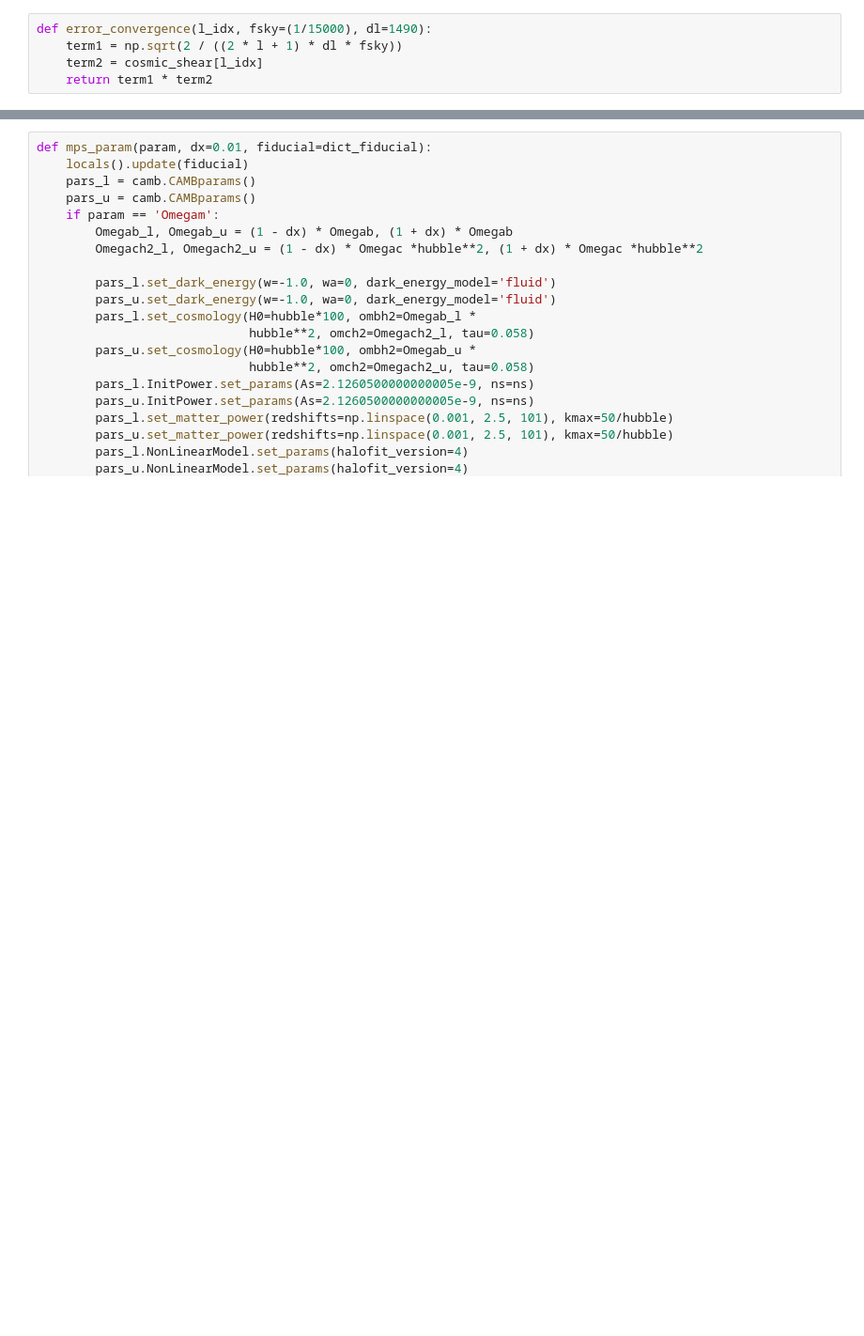
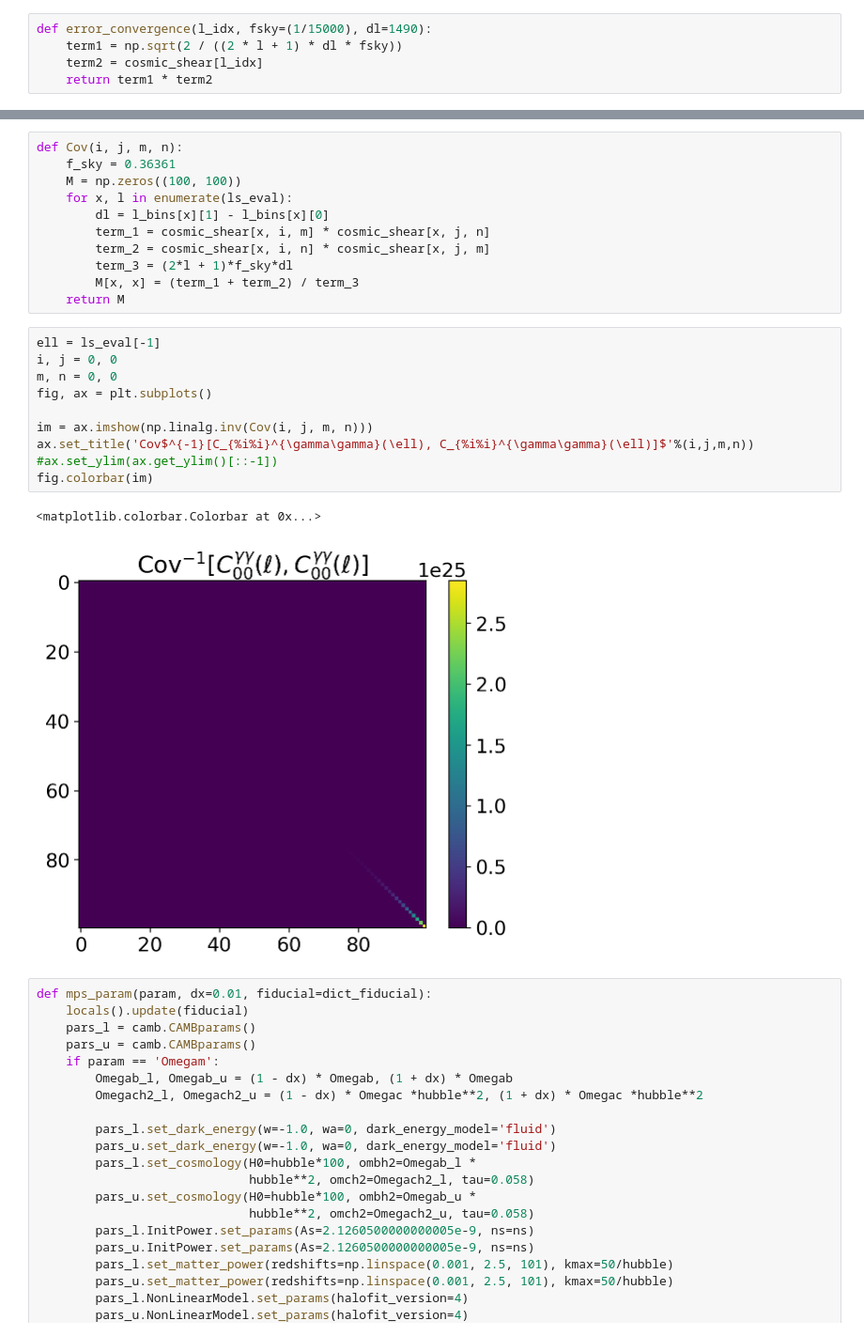
Before and after one commit to vPedreros/dfi-summer-2023, a Jupyter notebook: summer_nb copy.ipynb, the cells around one changed output, grey strips where cells are left out. Shown at 94% size. Saved outputs shown, nothing was run; the diff lists cells and outputs as text; blank space fills up the shorter version.

```diff
--- a/summer_nb copy.ipynb
+++ b/summer_nb copy.ipynb
@@ -456,3 +497,27 @@ fig.colorbar(im)
+# %%
+def Cov(i, j, m, n):
+    f_sky = 0.36361
+    M = np.zeros((100, 100))
+    for x, l in enumerate(ls_eval):
+        dl = l_bins[x][1] - l_bins[x][0]
+        term_1 = cosmic_shear[x, i, m] * cosmic_shear[x, j, n]
+        term_2 = cosmic_shear[x, i, n] * cosmic_shear[x, j, m]
+        term_3 = (2*l + 1)*f_sky*dl
+        M[x, x] = (term_1 + term_2) / term_3
+    return M
+# %%
+ell = ls_eval[-1]
+i, j = 0, 0
+m, n = 0, 0
+fig, ax = plt.subplots()
+
+im = ax.imshow(np.linalg.inv(Cov(i, j, m, n)))
+ax.set_title('Cov$^{-1}[C_{%i%i}^{\gamma\gamma}(\ell), C_{%i%i}^{\gamma\gamma}(\ell)]$'%(i,j,m,n))
+#ax.set_ylim(ax.get_ylim()[::-1])
+fig.colorbar(im)
+# %% [output]
+<matplotlib.colorbar.Colorbar at 0x...>
+[figure, added]
 # %%
 def mps_param(param, dx=0.01, fiducial=dict_fiducial):
     locals().update(fiducial)
```
Also changed, not shown: parts of 41 cells of this notebook, 7 other files.
